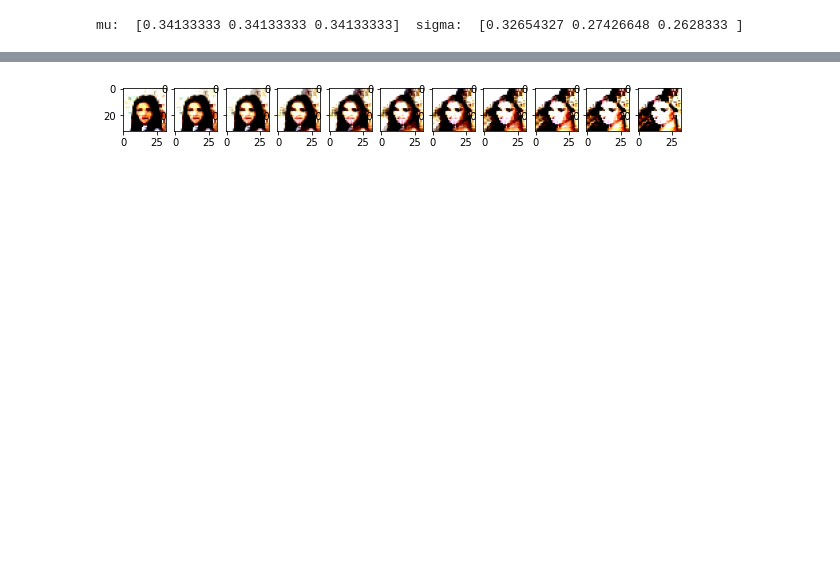
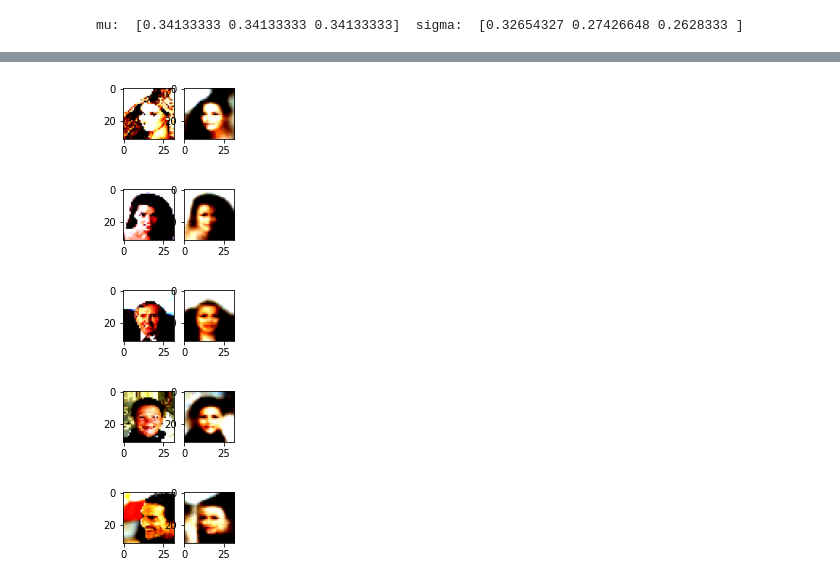
Before and after one commit to dscho15/deep-learning-course, a Jupyter notebook: Lecture8.ipynb, the cells around one changed output, grey strips where cells are left out. Drawn from its saved outputs; the diff is of its cells as text; code cells hidden in the pictures; blank space fills up the shorter version.

```diff
--- a/Lecture8.ipynb
+++ b/Lecture8.ipynb
@@ -193,19 +215,28 @@ Row wise: blurred (input), reconstructed (output), original (gt). (on validation
-# %%
-# Interpolate in Latent Space
-img1 = train_data[0][0].reshape((1, 3, 32, 32)).cuda()
-img2 = train_data[25][0].reshape((1, 3, 32, 32)).cuda()
-
-# Encode those
-latent1 = model.encoder(img1)
-latent2 = model.encoder(img2)
-
-plt.figure(2, figsize=(10, 10))
-for i in range(10+1):
-  plt.subplot(1, 11, i+1)
-  latent = latent1 * i/10 + latent2 * (1-i/10)
-  interp = model.decoder(latent).cpu().detach().numpy()
-  interp = interp.reshape((3, 32, 32)).transpose(1, 2, 0)
-  plt.imshow(np.clip(interp, 0, 1))
-plt.show()
-# %% [output]
-[figure, removed]
+# %%
+def plot_imgs(idx):
+  plt.figure(idx, figsize=(2, 2))
+  img1 = train_data[idx][0].reshape((1, 3, 32, 32)).cuda()
+  img1 = img1.cpu().detach().numpy()
+  img1 = img1.reshape((3, 32, 32)).transpose(1, 2, 0)
+  plt.subplot(1, 2, 1)
+  plt.imshow(np.clip(img1, 0, 1))
+
+  img1 = train_data[idx][0].reshape((1, 3, 32, 32)).cuda()
+  img1_ae, _, _ ,_ = model.forward(img1)
+  img1_ae = img1_ae.cpu().detach().numpy()
+  img1_ae = img1_ae.reshape((3, 32, 32)).transpose(1, 2, 0)
+  plt.subplot(1, 2, 2)
+  plt.imshow(np.clip(img1_ae, 0, 1))
+# %%
+plot_imgs(0)
+plot_imgs(10)
+plot_imgs(20)
+plot_imgs(30)
+plot_imgs(40)
+plt.show()
+# %% [output]
+[figure, added]
+[figure, added]
+[figure, added]
+[figure, added]
+[figure, added]
```
Also changed, not shown: parts of 10 cells of this notebook.
